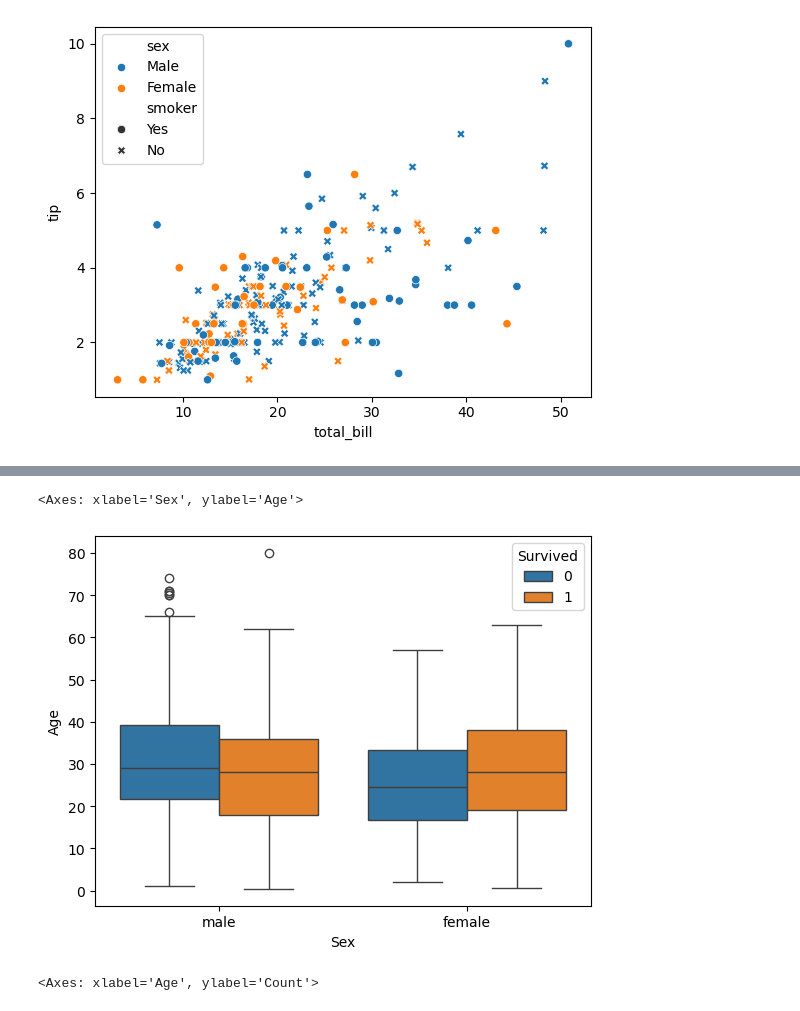
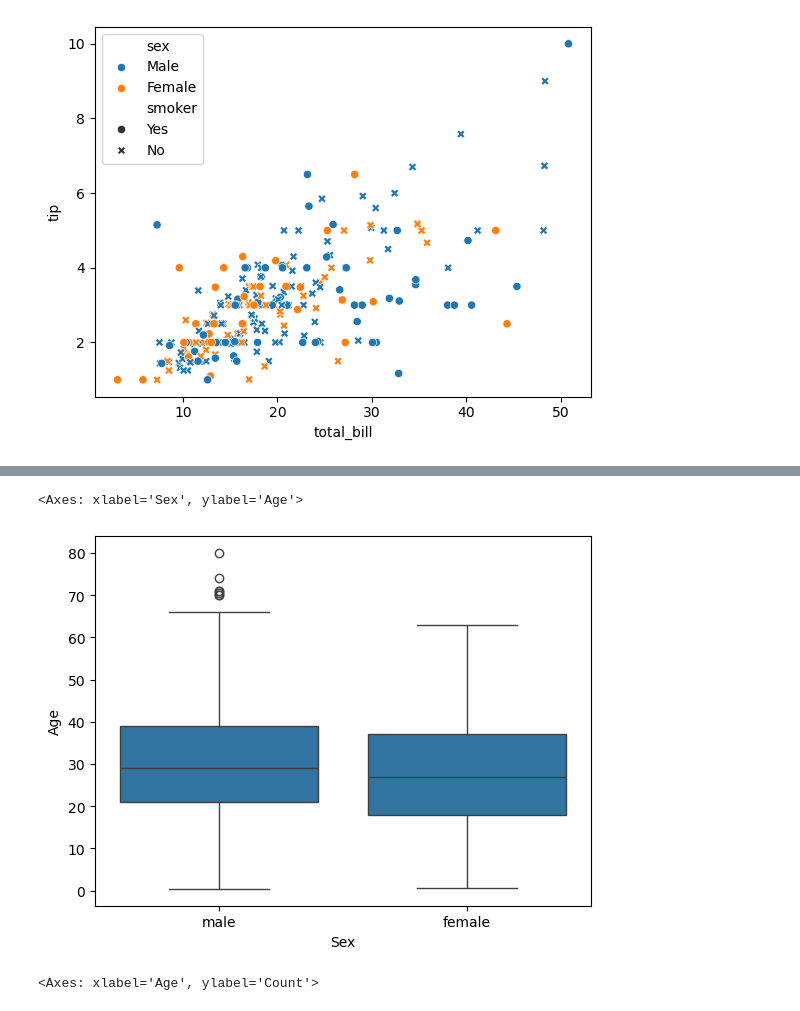
Before and after one commit to parthpandya-qt/Machine-Learning, a Jupyter notebook: 8multivariate.ipynb, the cells around one changed output, grey strips where cells are left out. Cells and saved outputs as stored; diff of their text form; code cells hidden in the pictures.

```diff
--- a/8multivariate.ipynb
+++ b/8multivariate.ipynb
@@ -56,9 +56,9 @@ sns.barplot(x=titanic['Pclass'],y=titanic['Fare'],hue=titanic['Sex'])
 # %%
 #box plot  (Numerical - categorical)
-sns.boxplot(x=titanic['Sex'],y=titanic['Age'] , hue = titanic['Survived'])
+sns.boxplot(x=titanic['Sex'],y=titanic['Age'] )
 # %% [output]
 <Axes: xlabel='Sex', ylabel='Age'>
-[figure, old version]
+[figure, new version]
 # %%
 sns.histplot(x=titanic['Age'], kde=True)
 # %% [output]
```
Also changed, not shown: parts of 1 cell of this notebook, 10 other files.
